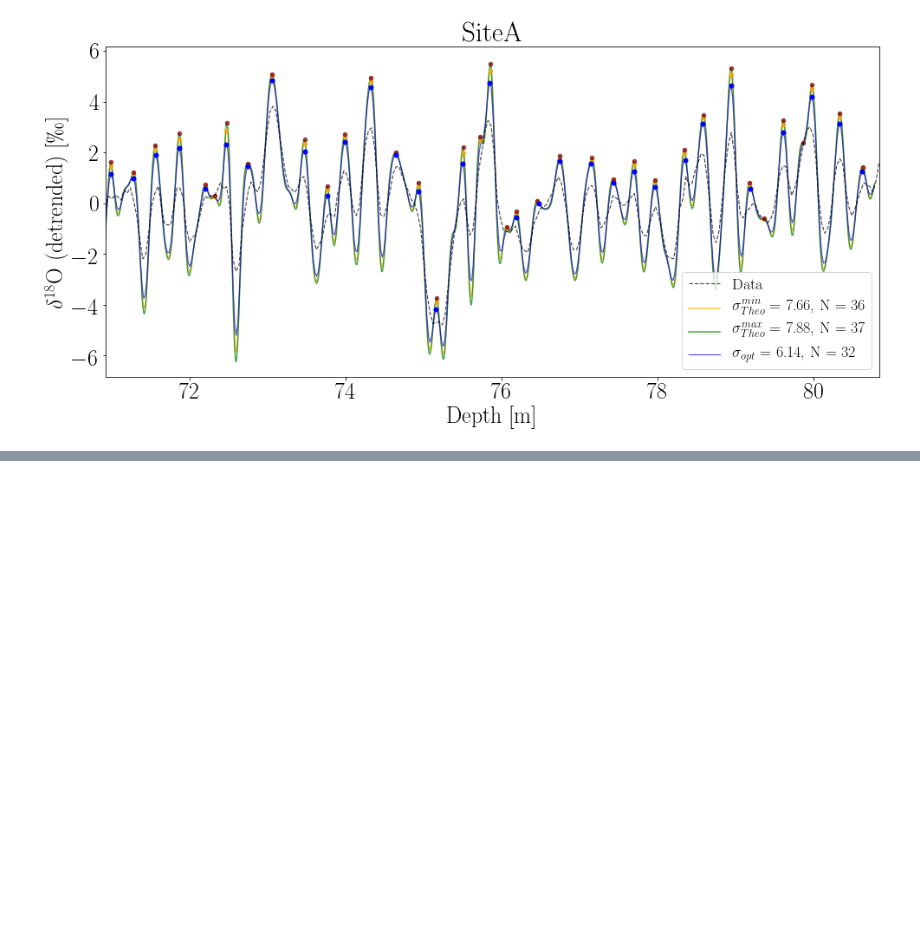
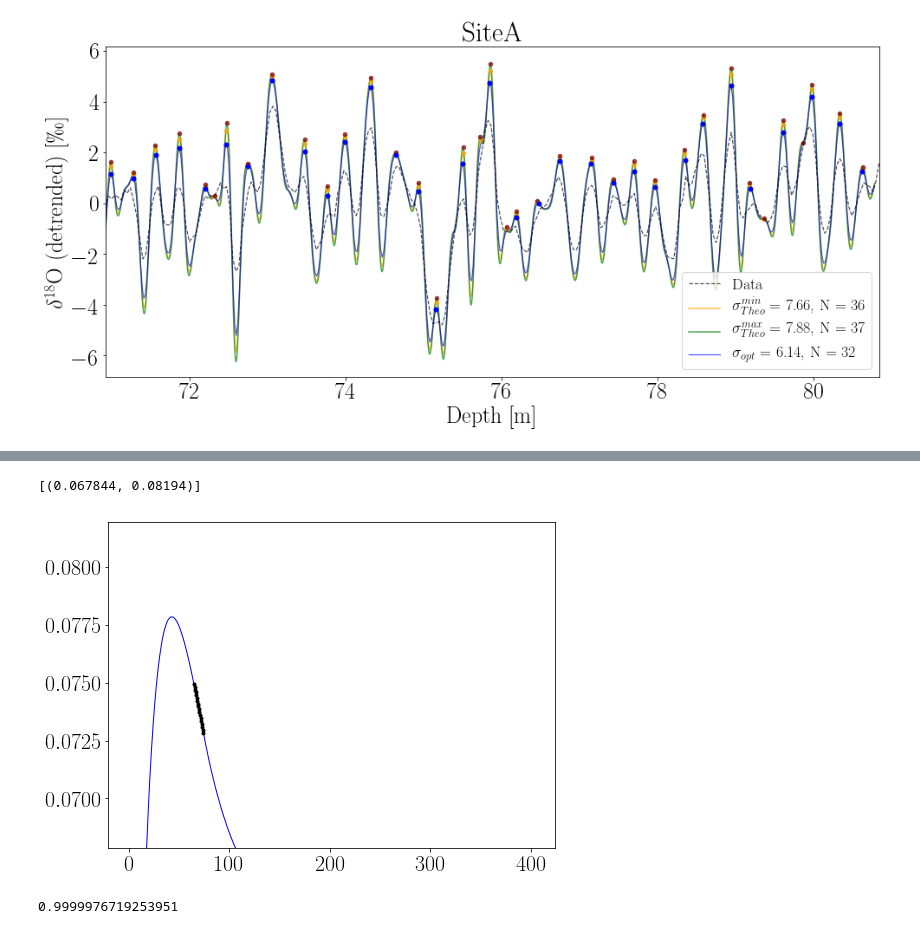
Before and after one commit to TheaQG/AWI_Bcores_Analysis, a Jupyter notebook: TestingAndFigureCreation.ipynb, the cells around one changed output, grey strips where cells are left out. Drawn from its saved outputs; the diff is of its cells as text; code cells hidden in the pictures; blank space fills up the shorter version.

```diff
--- a/TestingAndFigureCreation.ipynb
+++ b/TestingAndFigureCreation.ipynb
@@ -472,0 +514,9 @@ plt.scatter(depthOpt[peaks],dataOpt[peaks], color='b',zorder=1, s=25)
+# %%
+fig, ax = plt.subplots(figsize=(8,6))
+ax.plot(z_vec,sigma_arr, 'b', lw=1)
+ax.plot(z_LT,sigma_LT, color='k', lw=1.2, marker='.')
+ax.set(ylim=(min(sigma_LT)-0.005, max(sigma_LT)+0.007))
+#ax.set(xlim=(min(z_LT)-10,max(z_LT)+10))
+# %% [output]
+[(0.067844, 0.08194)]
+[figure, added]
@@ -472,0 +541,8 @@ plt.scatter(depthOpt[peaks],dataOpt[peaks], color='b',zorder=1, s=25)
+# %%
+residuals = y_arr - fct(x_arr,*popt)
+ss_res = np.sum(residuals**2)
+ss_tot = np.sum((y_arr - np.mean(y_arr))**2)
+r2 = 1 - (ss_res / ss_tot)
+r2
+# %% [output]
+0.9999976719253951
```
Also changed, not shown: parts of 12 cells of this notebook, 33 other files.
